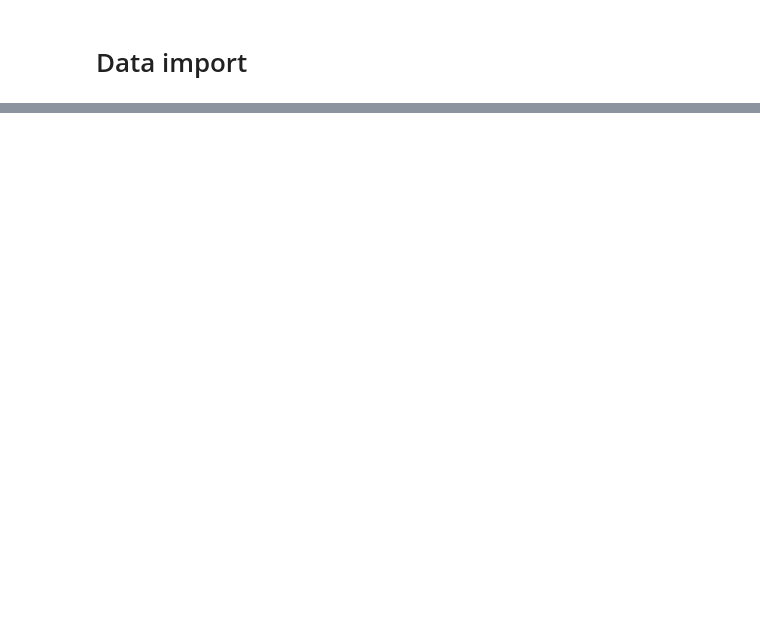
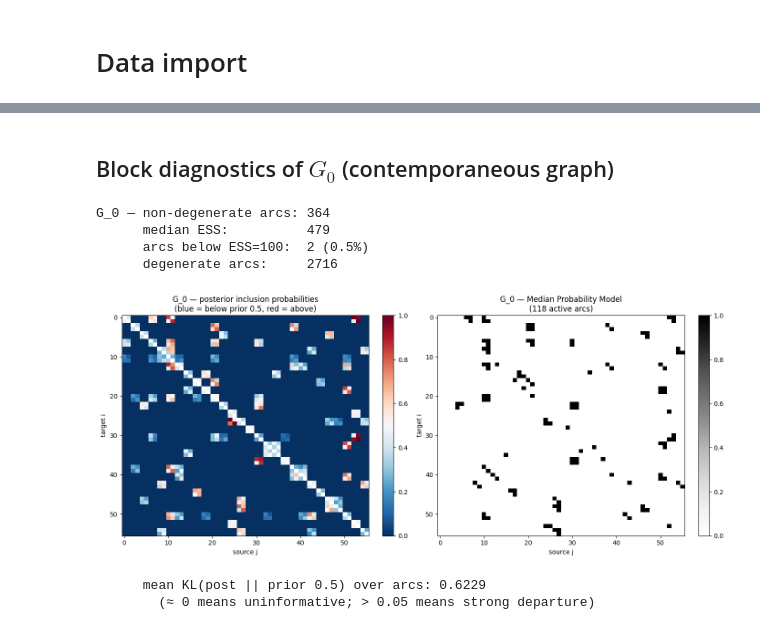
Before and after one commit to Silvia-Guidi/tesi, a Jupyter notebook: notebooks/diagnostics.ipynb, the cells around one changed output, grey strips where cells are left out. Cells and saved outputs as stored; diff of their text form; code cells hidden in the pictures; blank space fills up the shorter version.

Commit message:
diagnostics changes

```diff
--- a/notebooks/diagnostics.ipynb
+++ b/notebooks/diagnostics.ipynb
@@ -836,0 +348,69 @@ plt.show()
+# %% [markdown]
+## Block diagnostics of $G_0$ (contemporaneous graph)
+# %%
+if "G0" in samples:
+    G0 = samples["G0"]                  # (ny, ny, N)
+    ny, _, N = G0.shape
+
+    # Per-arc inclusion probabilities
+    edge_prob_G0 = G0.mean(axis=2)      # (ny, ny)
+    np.fill_diagonal(edge_prob_G0, np.nan)
+
+    # Per-arc ESS, masking the diagonal
+    ess_per_arc = np.empty((ny, ny))
+    for i in range(ny):
+        for j in range(ny):
+            if i == j:
+                ess_per_arc[i, j] = np.nan
+            else:
+                ess_per_arc[i, j] = ess_geyer(G0[i, j, :].astype(np.float64))
+
+    # Identify degenerate arcs (always 0 or always 1)
+    arc_var = G0.var(axis=2)
+    np.fill_diagonal(arc_var, np.nan)
+    degenerate_mask = (arc_var == 0)
+    n_degenerate = int(np.nansum(degenerate_mask))
+
+    # ESS summary on non-degenerate arcs only
+    ess_live = ess_per_arc[~degenerate_mask & ~np.isnan(ess_per_arc)]
+    print(f"G_0 — non-degenerate arcs: {ess_live.size}")
+    print(f"      median ESS:          {np.median(ess_live):.0f}")
+    print(f"      arcs below ESS=100:  {(ess_live < 100).sum()} "
+          f"({100*(ess_live < 100).mean():.1f}%)")
+    print(f"      degenerate arcs:     {n_degenerate}")
+
+    # --- Heatmap of inclusion probabilities, divergent colormap centered on 0.5
+    fig, axes = plt.subplots(1, 2, figsize=(14, 6))
+    im0 = axes[0].imshow(edge_prob_G0, cmap="RdBu_r", vmin=0, vmax=1, aspect="auto")
+    axes[0].set_title(f"G_0 — posterior inclusion probabilities\n"
+                      f"(blue = below prior 0.5, red = above)")
+    axes[0].set_xlabel("source j")
+    axes[0].set_ylabel("target i")
+    plt.colorbar(im0, ax=axes[0], fraction=0.046)
+
+    # Median Probability Model (MPM)
+    G0_mpm = (edge_prob_G0 > 0.5).astype(np.float32)
+    n_mpm = int(np.nansum(G0_mpm))
+    im1 = axes[1].imshow(G0_mpm, cmap="Greys", vmin=0, vmax=1, aspect="auto")
+    axes[1].set_title(f"G_0 — Median Probability Model\n({n_mpm} active arcs)")
+    axes[1].set_xlabel("source j")
+    axes[1].set_ylabel("target i")
+    plt.colorbar(im1, ax=axes[1], fraction=0.046)
+
+    fig.tight_layout()
+    plt.show()
+
+    # --- KL divergence: how far is the posterior from the prior?
+    kl_G0 = kl_bernoulli_to_uniform(edge_prob_G0)
+    print(f"      mean KL(post || prior 0.5) over arcs: {np.nanmean(kl_G0):.4f}")
+    print(f"        (≈ 0 means uninformative; > 0.05 means strong departure)")
+else:
+    print("G0 not in samples.")
+# %% [output]
+G_0 — non-degenerate arcs: 364
+      median ESS:          479
+      arcs below ESS=100:  2 (0.5%)
+      degenerate arcs:     2716
+[figure, added]
+      mean KL(post || prior 0.5) over arcs: 0.6229
+        (≈ 0 means uninformative; > 0.05 means strong departure)
```
Also changed, not shown: parts of 72 cells of this notebook.
